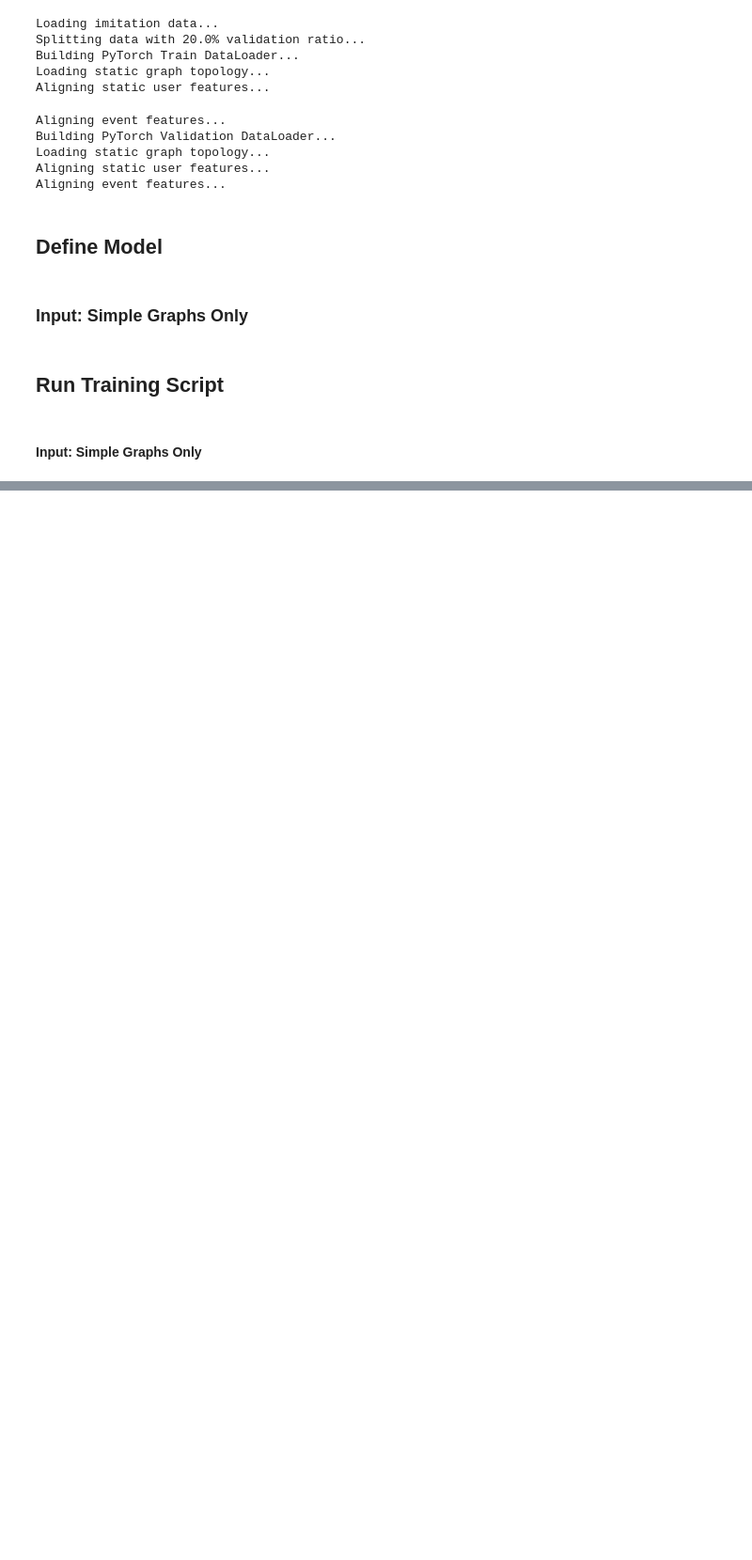
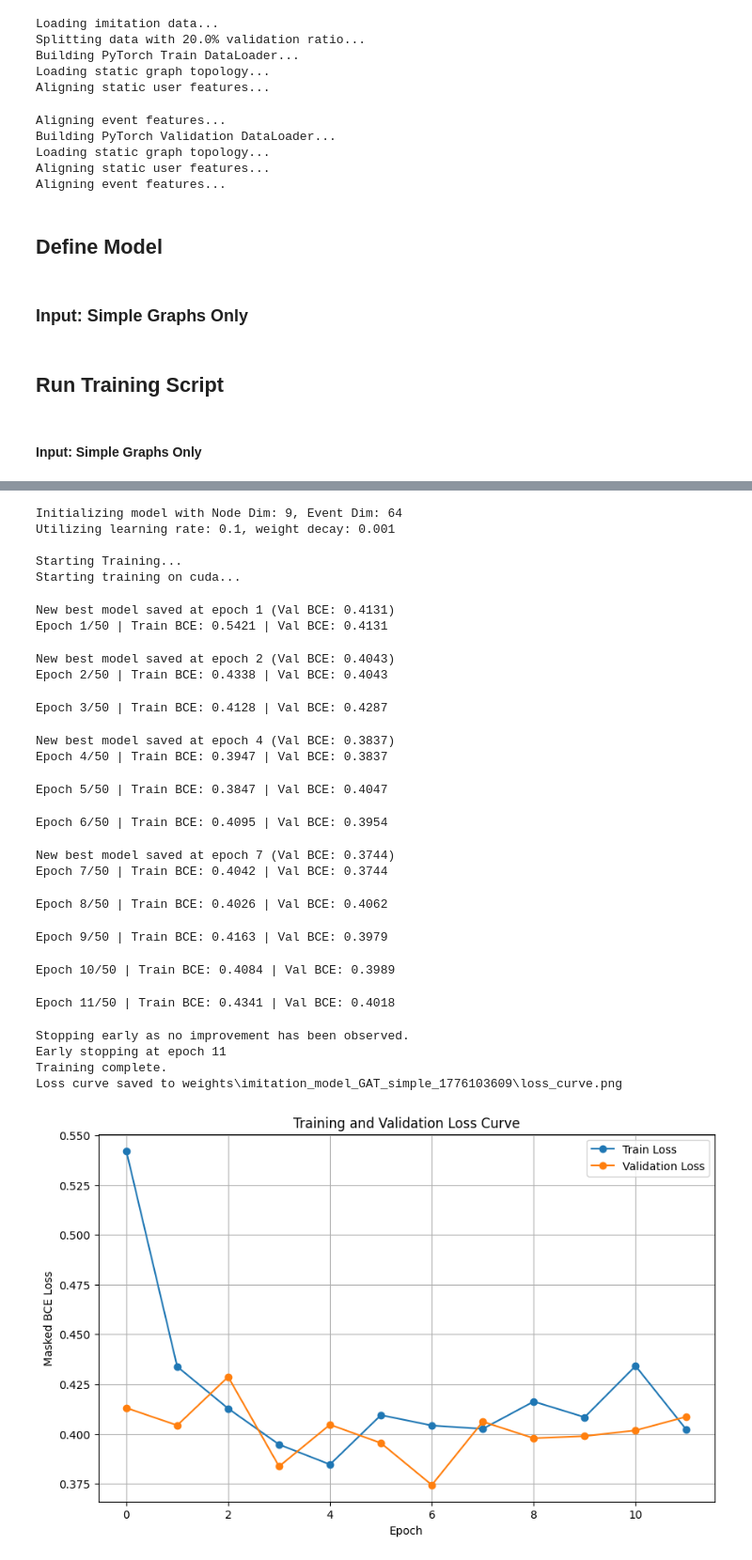
Before and after one commit to ThomasBlalock/contagion-seeding-in-meetup, a Jupyter notebook: notebooks/models/simple_gat.ipynb, the cells around one changed output, grey strips where cells are left out. Shown at 94% size. Saved outputs shown, nothing was run; the diff lists cells and outputs as text; code cells hidden in the pictures; blank space fills up the shorter version.

Commit message:
simple graph finished too

```diff
--- a/notebooks/models/simple_gat.ipynb
+++ b/notebooks/models/simple_gat.ipynb
@@ -169,0 +204,64 @@ Starting training on cuda...
+# %%
+print(f"\nInitializing model with Node Dim: {node_dim}, Event Dim: {event_dim}")
+print(f"Utilizing learning rate: {best_lr}, weight decay: {best_weight_decay}")
+
+model_simple_best = GAT_simple(
+    in_dim = -1,
+    hidden_dim = 8,
+    out_dim = 1
+)
+
+model_simple_best.to(device)
+
+
+config = {
+            'lr': best_lr,
+            'weight_decay': best_weight_decay,
+            'epochs': 50, # Move to 50 for utilizing best lr and weight decay
+            'steps_per_epoch': 16,
+            'val_batches': 4,
+            'early_stopping_patience': 5,
+            'early_stopping_delta': 0.001,
+            'project_name': 'meetup-contagion-seeding',
+            'run_name': 'GAT_simple_best_run'
+        }
+
+
+trainer_simple_best = ImitationTrainer(
+    device=device,
+    model=model_simple,
+    train_dataloader=train_dataloader,
+    val_dataloader=val_dataloader,
+    static_graph=static_graph,
+    config=config,
+    use_wandb=False # Switch to False if wandb is not set up
+)
+
+print("\nStarting Training...")
+trainer_simple_best.train()
+# %% [output]
+Initializing model with Node Dim: 9, Event Dim: 64
+Utilizing learning rate: 0.1, weight decay: 0.001
+
+Starting Training...
+Starting training on cuda...
+New best model saved at epoch 1 (Val BCE: 0.4131)
+Epoch 1/50 | Train BCE: 0.5421 | Val BCE: 0.4131
+New best model saved at epoch 2 (Val BCE: 0.4043)
+Epoch 2/50 | Train BCE: 0.4338 | Val BCE: 0.4043
+Epoch 3/50 | Train BCE: 0.4128 | Val BCE: 0.4287
+New best model saved at epoch 4 (Val BCE: 0.3837)
+Epoch 4/50 | Train BCE: 0.3947 | Val BCE: 0.3837
+Epoch 5/50 | Train BCE: 0.3847 | Val BCE: 0.4047
+Epoch 6/50 | Train BCE: 0.4095 | Val BCE: 0.3954
+New best model saved at epoch 7 (Val BCE: 0.3744)
+Epoch 7/50 | Train BCE: 0.4042 | Val BCE: 0.3744
+Epoch 8/50 | Train BCE: 0.4026 | Val BCE: 0.4062
+Epoch 9/50 | Train BCE: 0.4163 | Val BCE: 0.3979
+Epoch 10/50 | Train BCE: 0.4084 | Val BCE: 0.3989
+Epoch 11/50 | Train BCE: 0.4341 | Val BCE: 0.4018
+Stopping early as no improvement has been observed.
+Early stopping at epoch 11
+Training complete.
+Loss curve saved to weights\imitation_model_GAT_simple_1776103609\loss_curve.png
+[figure, added]
```
Also changed, not shown: parts of 1 cell of this notebook, 2 other files.
